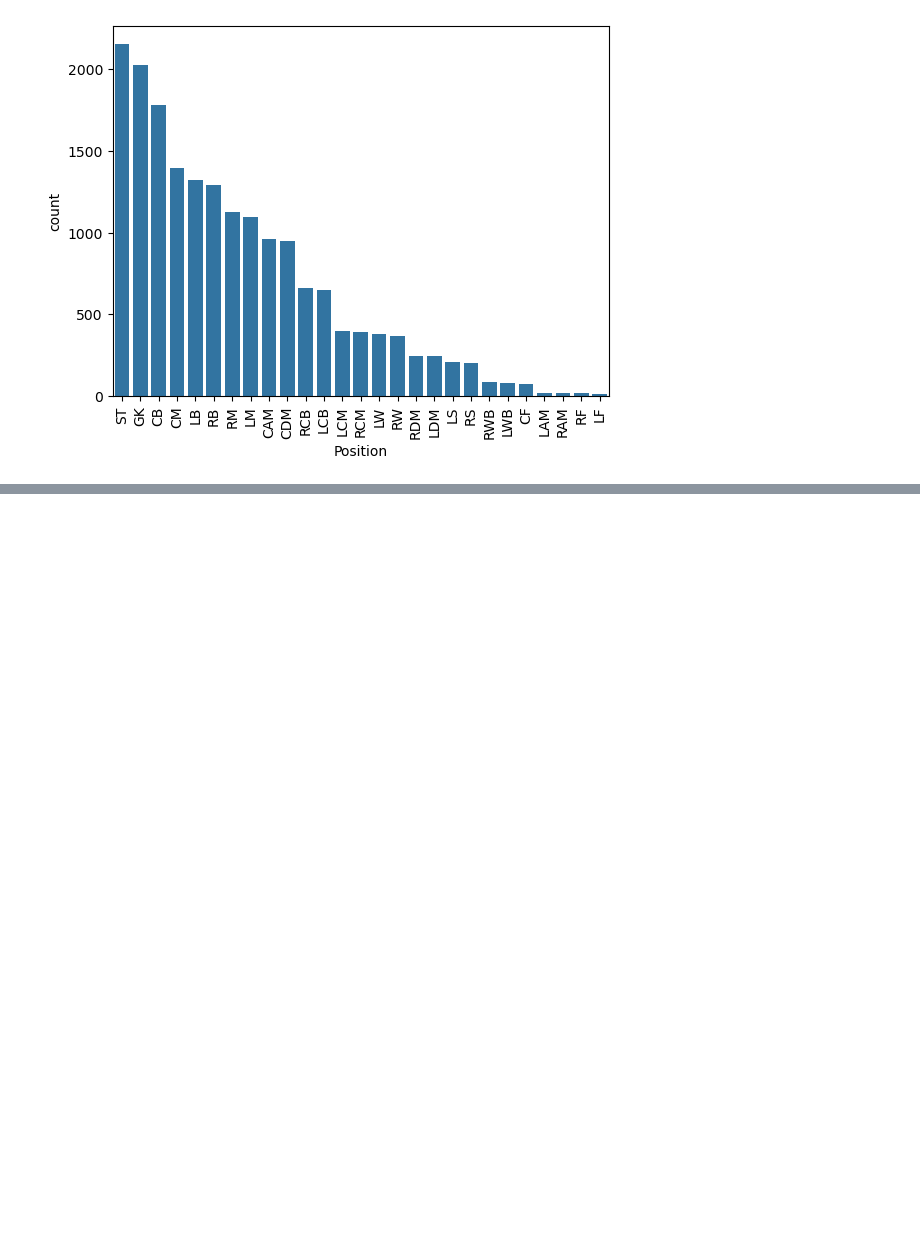
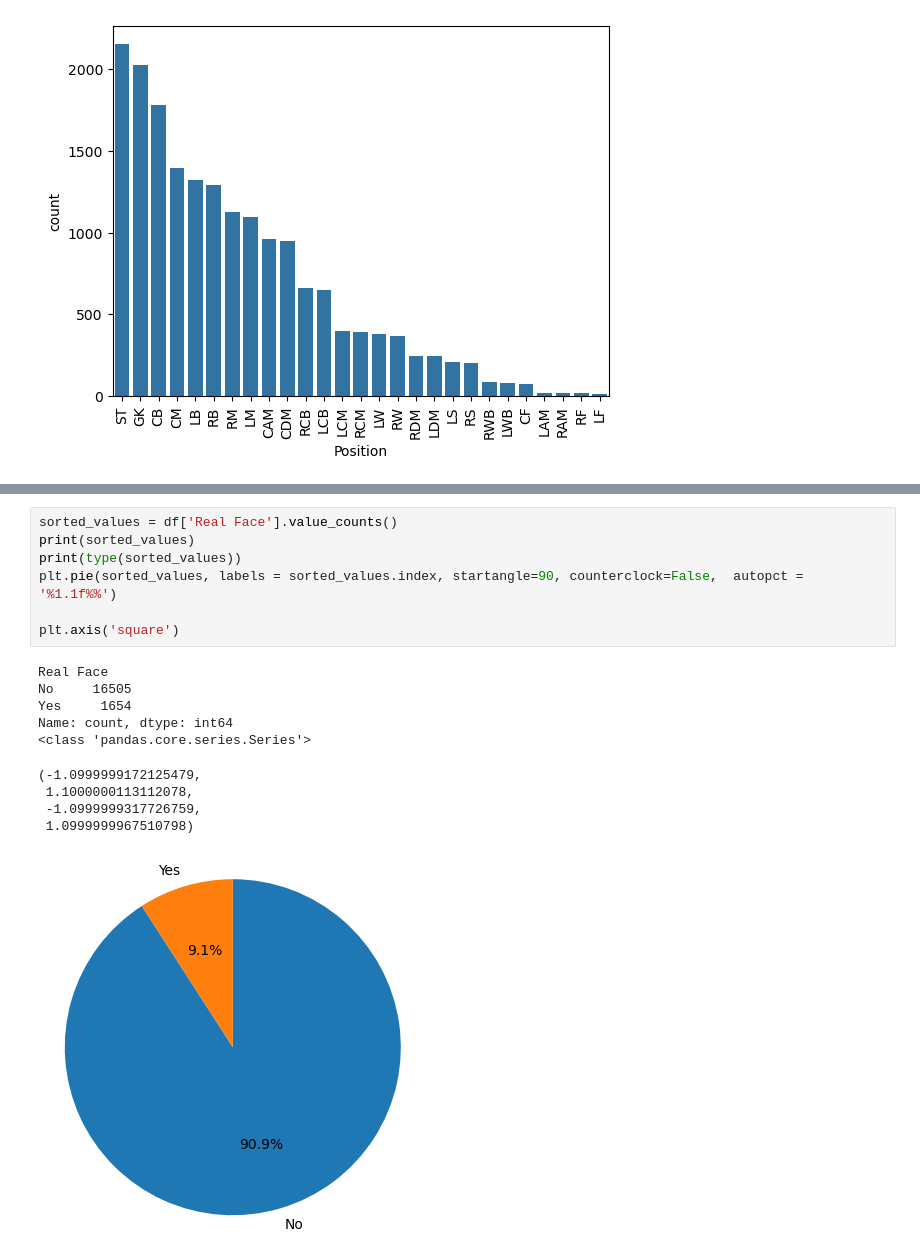
Before and after one commit to shashinvision/IA, a Jupyter notebook: Jupyter NB/03 metaploitlib and seaborn.ipynb, the cells around one changed output, grey strips where cells are left out. Cells and saved outputs as stored; diff of their text form; blank space fills up the shorter version.

```diff
--- a/Jupyter NB/03 metaploitlib and seaborn.ipynb
+++ b/Jupyter NB/03 metaploitlib and seaborn.ipynb
@@ -97,0 +128,18 @@ plt.xticks(rotation = 90)
+# %%
+sorted_values = df['Real Face'].value_counts()
+print(sorted_values)
+print(type(sorted_values))
+plt.pie(sorted_values, labels = sorted_values.index, startangle=90, counterclock=False,  autopct = '%1.1f%%')
+
+plt.axis('square')
+# %% [output]
+Real Face
+No     16505
+Yes     1654
+Name: count, dtype: int64
+<class 'pandas.core.series.Series'>
+(-1.0999999172125479,
+ 1.1000000113112078,
+ -1.0999999317726759,
+ 1.0999999967510798)
+[figure, added]
```
Also changed, not shown: parts of 7 cells of this notebook.
